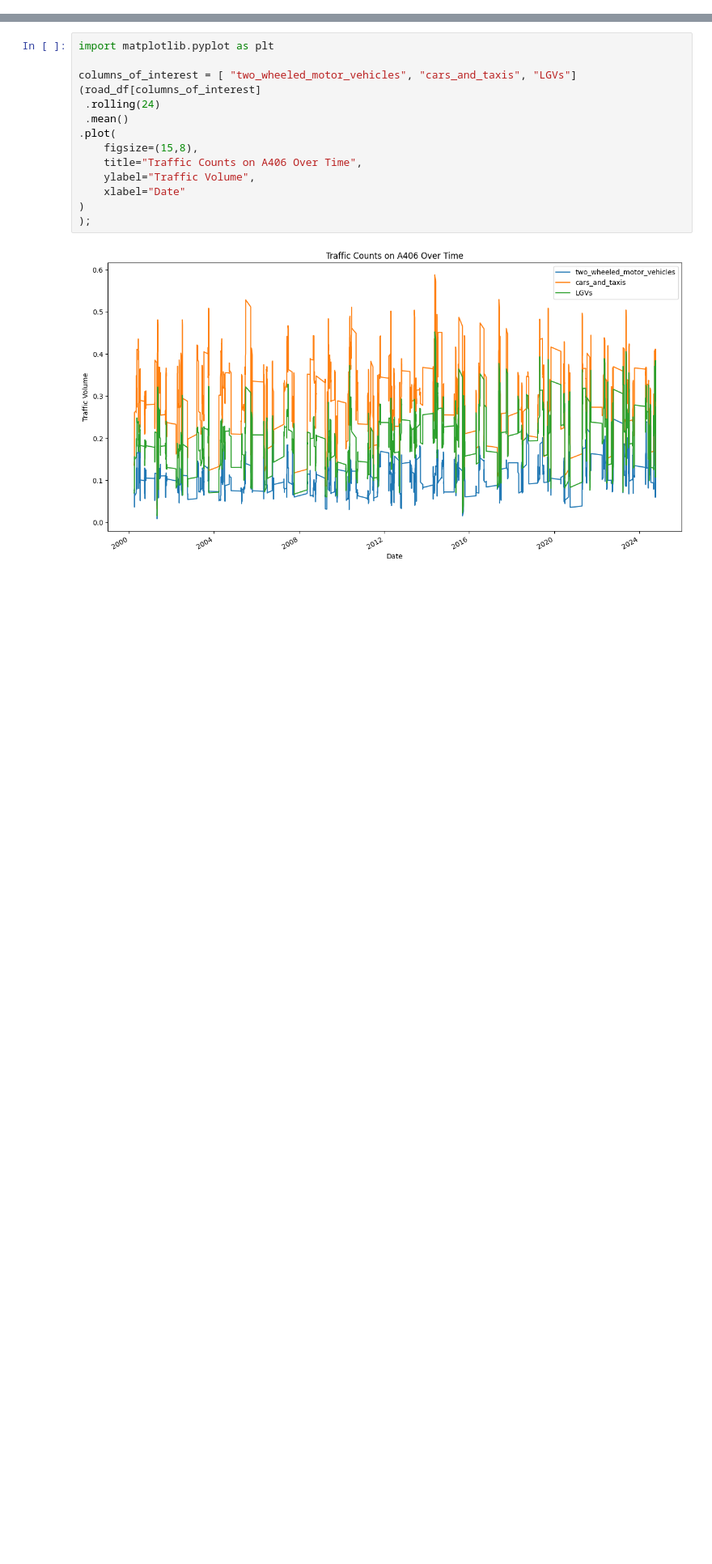
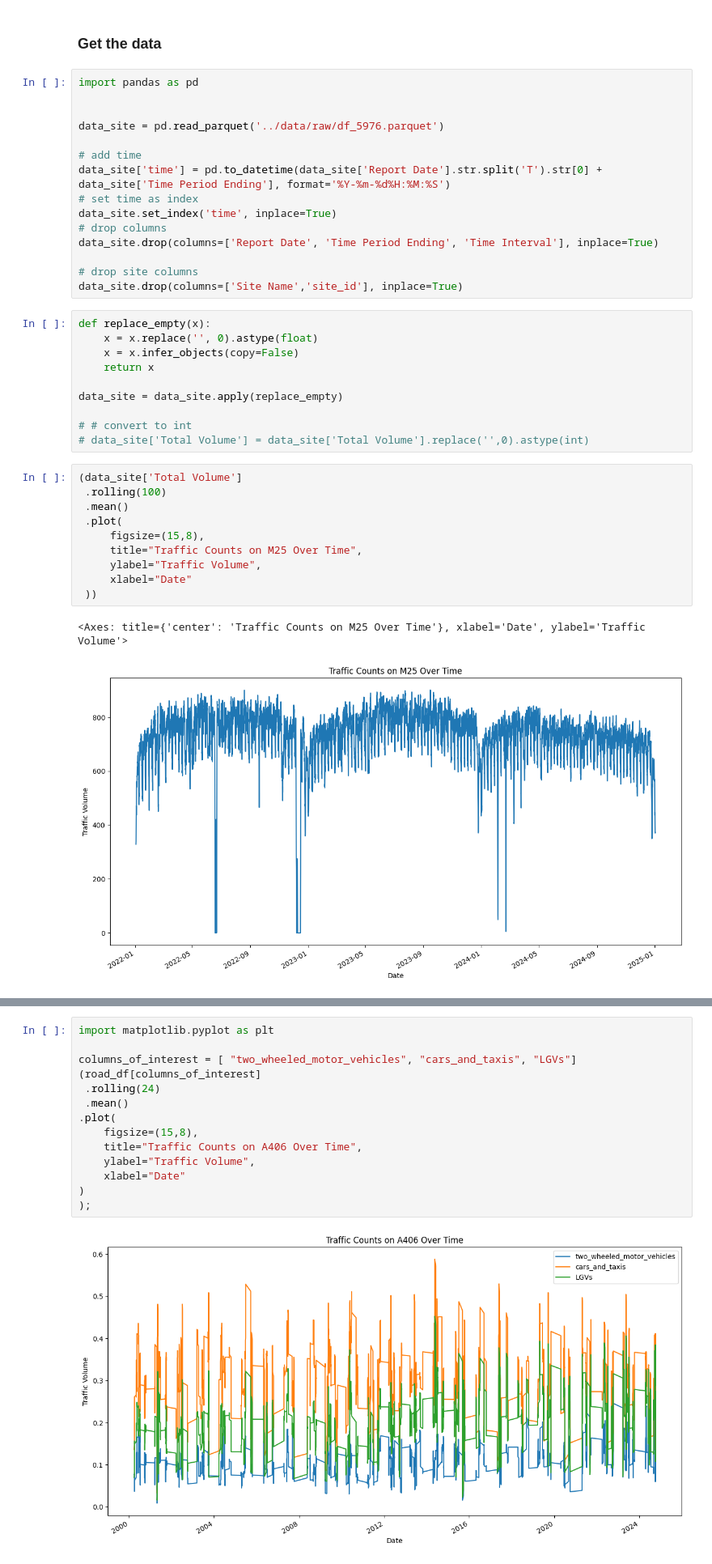
Before and after one commit to ansingh16/RL_signal_control, a Jupyter notebook: notebooks/Data_exploration.ipynb, the cells around one changed output, grey strips where cells are left out. Shown at 81% size. Drawn from its saved outputs; the diff is of its cells as text; blank space fills up the shorter version.

Commit message:
wrangle data

```diff
--- a/notebooks/Data_exploration.ipynb
+++ b/notebooks/Data_exploration.ipynb
@@ -1 +99,41 @@
+# %% [markdown]
+### Get the data
+# %%
+import pandas as pd
+
+
+data_site = pd.read_parquet('../data/raw/df_5976.parquet')
+
+# add time
+data_site['time'] = pd.to_datetime(data_site['Report Date'].str.split('T').str[0] + data_site['Time Period Ending'], format='%Y-%m-%d%H:%M:%S')
+# set time as index
+data_site.set_index('time', inplace=True)
+# drop columns
+data_site.drop(columns=['Report Date', 'Time Period Ending', 'Time Interval'], inplace=True)
+
+# drop site columns
+data_site.drop(columns=['Site Name','site_id'], inplace=True)
+# %%
+def replace_empty(x):
+    x = x.replace('', 0).astype(float)
+    x = x.infer_objects(copy=False)
+    return x
+
+data_site = data_site.apply(replace_empty)
+
+# # convert to int
+# data_site['Total Volume'] = data_site['Total Volume'].replace('',0).astype(int)
+# %%
+(data_site['Total Volume']
+ .rolling(100)
+ .mean()
+ .plot(
+     figsize=(15,8),
+     title="Traffic Counts on M25 Over Time",
+     ylabel="Traffic Volume",
+     xlabel="Date"
+ ))
+# %% [output]
+<Axes: title={'center': 'Traffic Counts on M25 Over Time'}, xlabel='Date', ylabel='Traffic Volume'>
+[figure, added]
 # %% [markdown]
```
Also changed, not shown: parts of 14 cells of this notebook, 5 other files.
